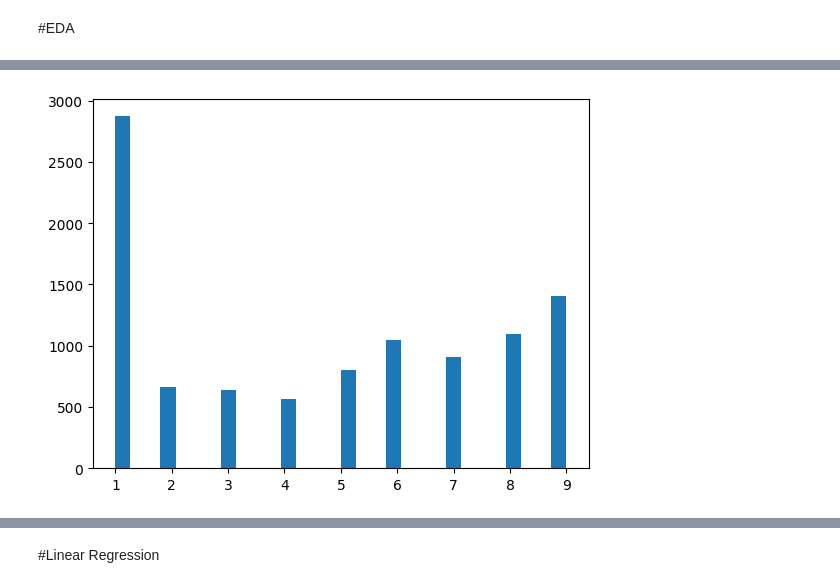
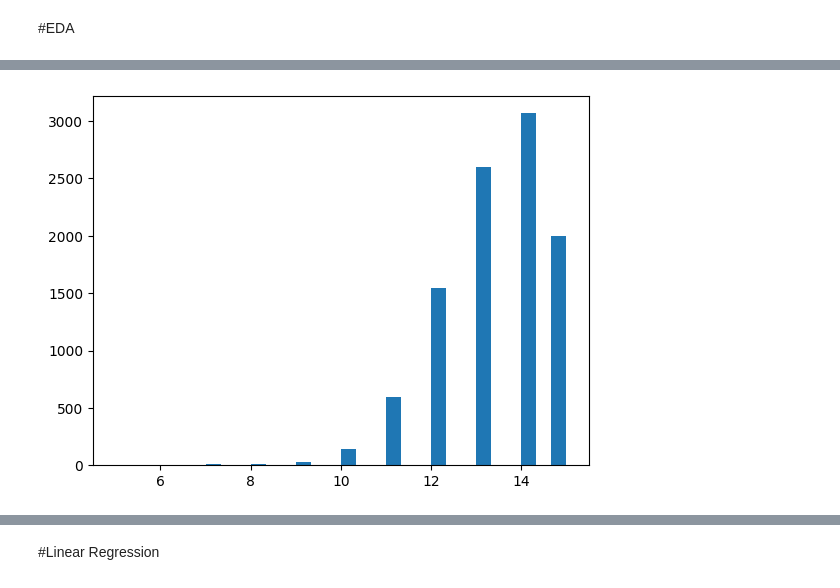
Before and after one commit to paarshva21/Synapse_RP, a Jupyter notebook: RegressionRP.ipynb, the cells around one changed output, grey strips where cells are left out. Drawn from its saved outputs; the diff is of its cells as text; code cells hidden in the pictures.

```diff
--- a/RegressionRP.ipynb
+++ b/RegressionRP.ipynb
@@ -35,6 +14,6 @@ from pandas_profiling import ProfileReport
 from sklearn.preprocessing import StandardScaler
 # %%
-df = pd.read_csv("/content/drive/MyDrive/data.csv")
+df = pd.read_csv("/content/drive/MyDrive/BestOneYet.csv")
 # %%
 df.head()
 # %% [output]
@@ -55,7 +53,7 @@ profile
 X = df.drop(['Optimum Time quantum', 'Unnamed: 0'], axis = 'columns')
 y = df['Optimum Time quantum']
 # %%
-plt.hist(df["Optimum Time quantum"], bins = 30)
+plt.hist(y, bins = 30)
 plt.show()
 # %% [output]
-[figure, old version]
+[figure, new version]
```
Also changed, not shown: parts of 29 cells of this notebook, 1 other file.
